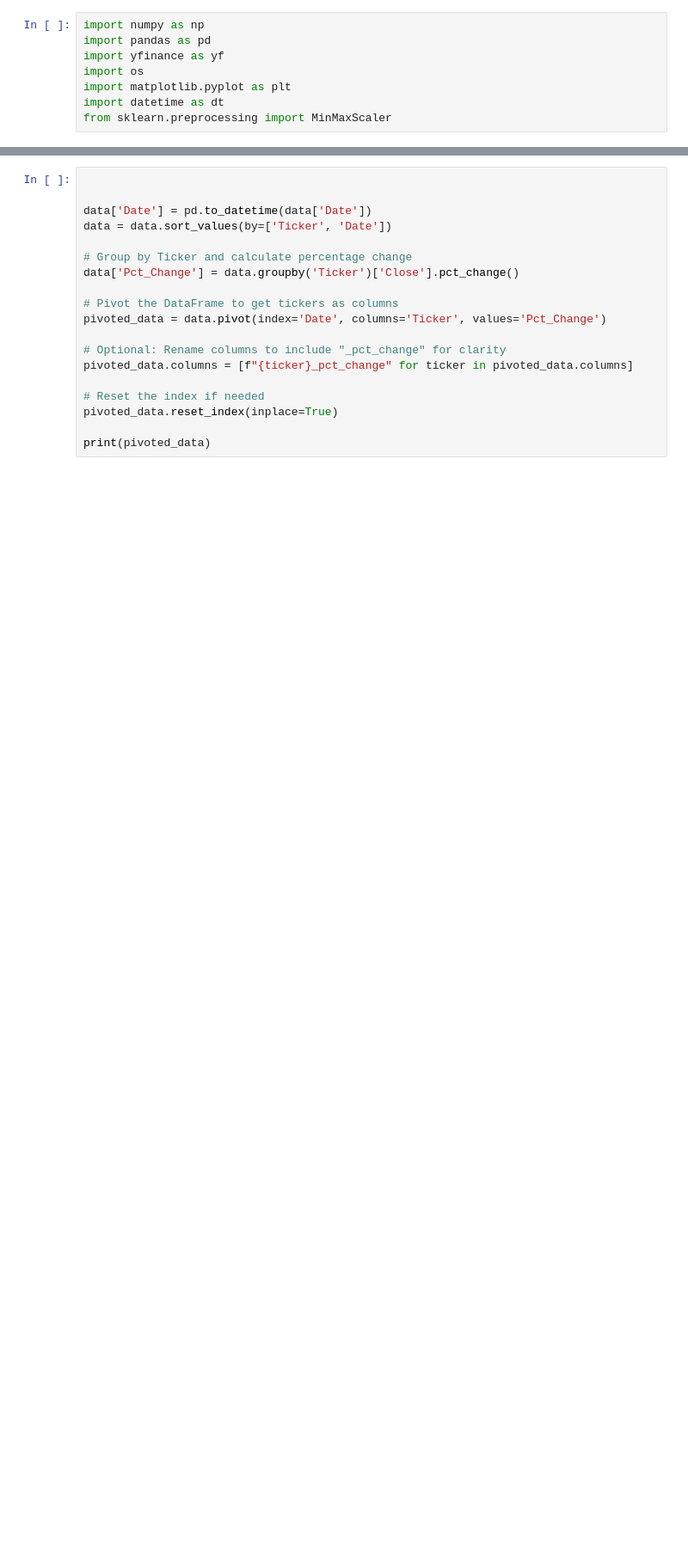
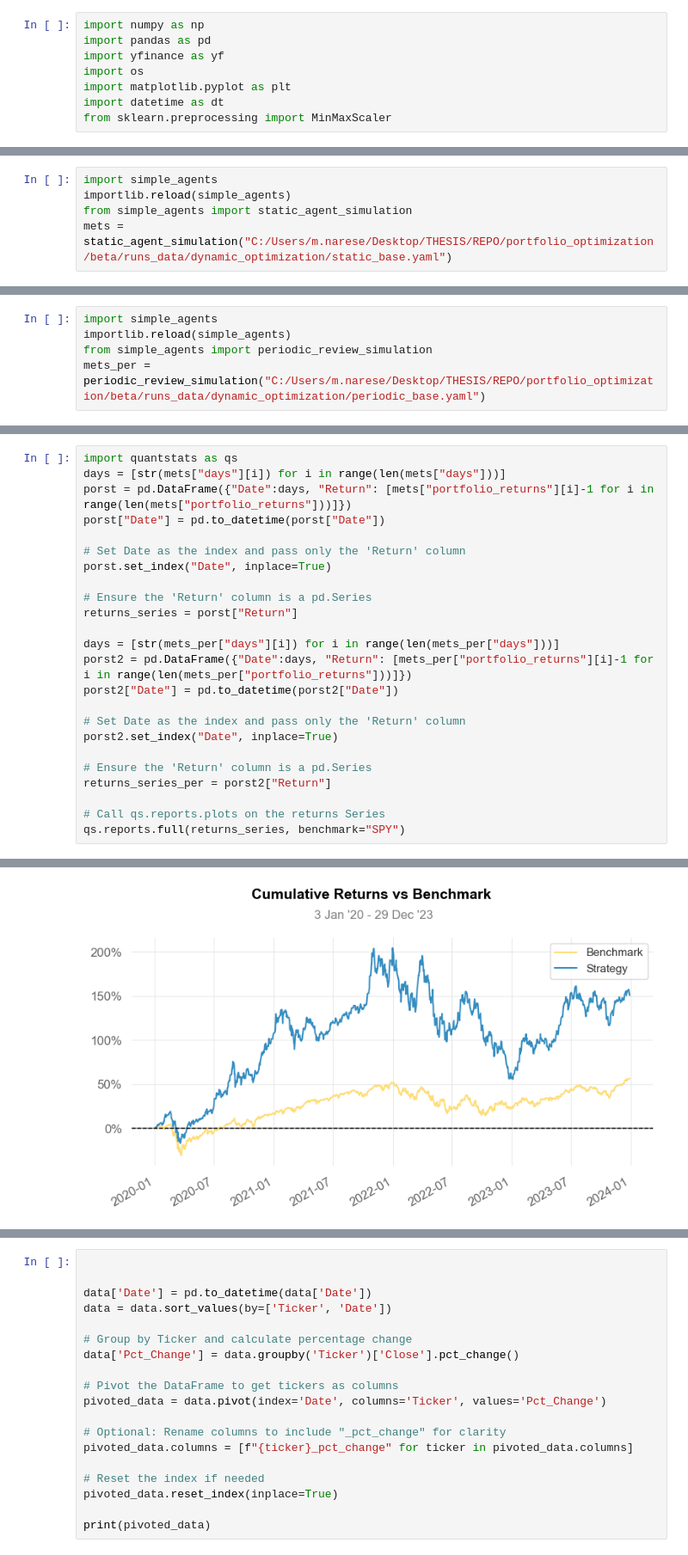
Before and after one commit to mitchchessnoob/portfolio_optimization, a Jupyter notebook: beta/testing.ipynb, the cells around one changed output, grey strips where cells are left out. Shown at 86% size. Saved outputs shown, nothing was run; the diff lists cells and outputs as text; blank space fills up the shorter version.

```diff
--- a/beta/testing.ipynb
+++ b/beta/testing.ipynb
@@ -26,0 +61,5 @@ AttributeError: 'Market' object has no attribute 'today'
+# %%
+import simple_agents
+importlib.reload(simple_agents)
+from simple_agents import static_agent_simulation
+mets = static_agent_simulation("C:/Users/m.narese/Desktop/THESIS/REPO/portfolio_optimization/beta/runs_data/dynamic_optimization/static_base.yaml")
@@ -26,0 +70,5 @@ AttributeError: 'Market' object has no attribute 'today'
+# %%
+import simple_agents
+importlib.reload(simple_agents)
+from simple_agents import periodic_review_simulation
+mets_per = periodic_review_simulation("C:/Users/m.narese/Desktop/THESIS/REPO/portfolio_optimization/beta/runs_data/dynamic_optimization/periodic_base.yaml")
@@ -26,0 +92,25 @@ AttributeError: 'Market' object has no attribute 'today'
+# %%
+import quantstats as qs
+days = [str(mets["days"][i]) for i in range(len(mets["days"]))]
+porst = pd.DataFrame({"Date":days, "Return": [mets["portfolio_returns"][i]-1 for i in range(len(mets["portfolio_returns"]))]})
+porst["Date"] = pd.to_datetime(porst["Date"])
+
+# Set Date as the index and pass only the 'Return' column
+porst.set_index("Date", inplace=True)
+
+# Ensure the 'Return' column is a pd.Series
+returns_series = porst["Return"]
+
+days = [str(mets_per["days"][i]) for i in range(len(mets_per["days"]))]
+porst2 = pd.DataFrame({"Date":days, "Return": [mets_per["portfolio_returns"][i]-1 for i in range(len(mets_per["portfolio_returns"]))]})
+porst2["Date"] = pd.to_datetime(porst2["Date"])
+
+# Set Date as the index and pass only the 'Return' column
+porst2.set_index("Date", inplace=True)
+
+# Ensure the 'Return' column is a pd.Series
+returns_series_per = porst2["Return"]
+
+# Call qs.reports.plots on the returns Series
+qs.reports.full(returns_series, benchmark="SPY")
+# %% [output]
@@ -26,0 +144 @@ AttributeError: 'Market' object has no attribute 'today'
+[figure, added]
```
Also changed, not shown: parts of 10 cells of this notebook, 5 other files.
